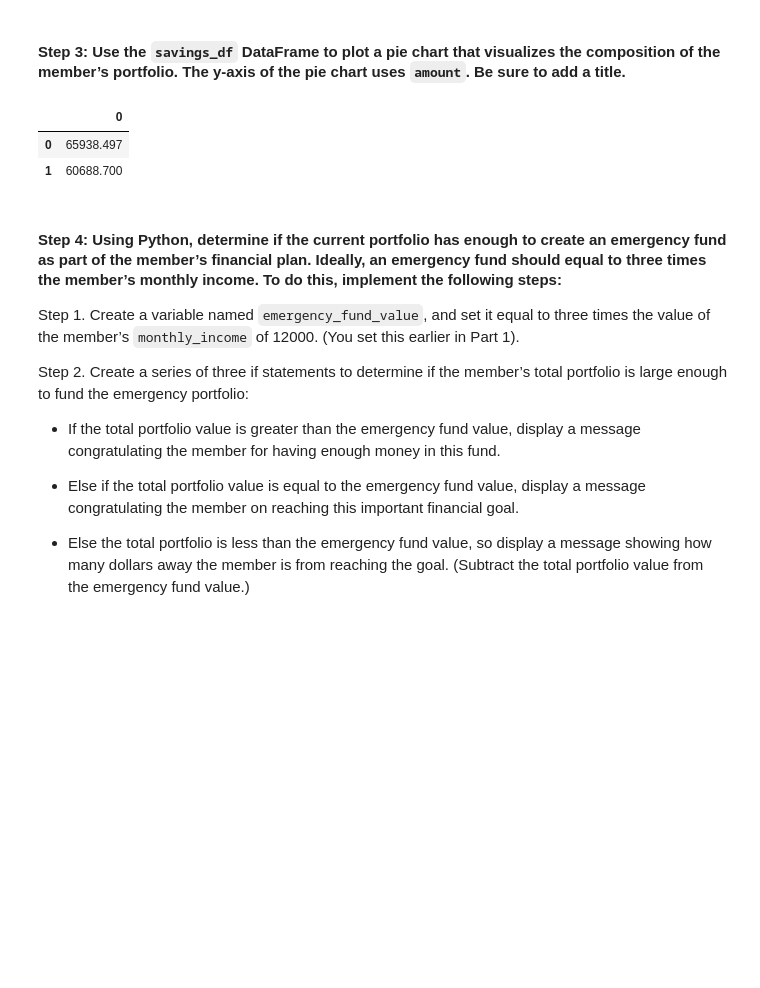
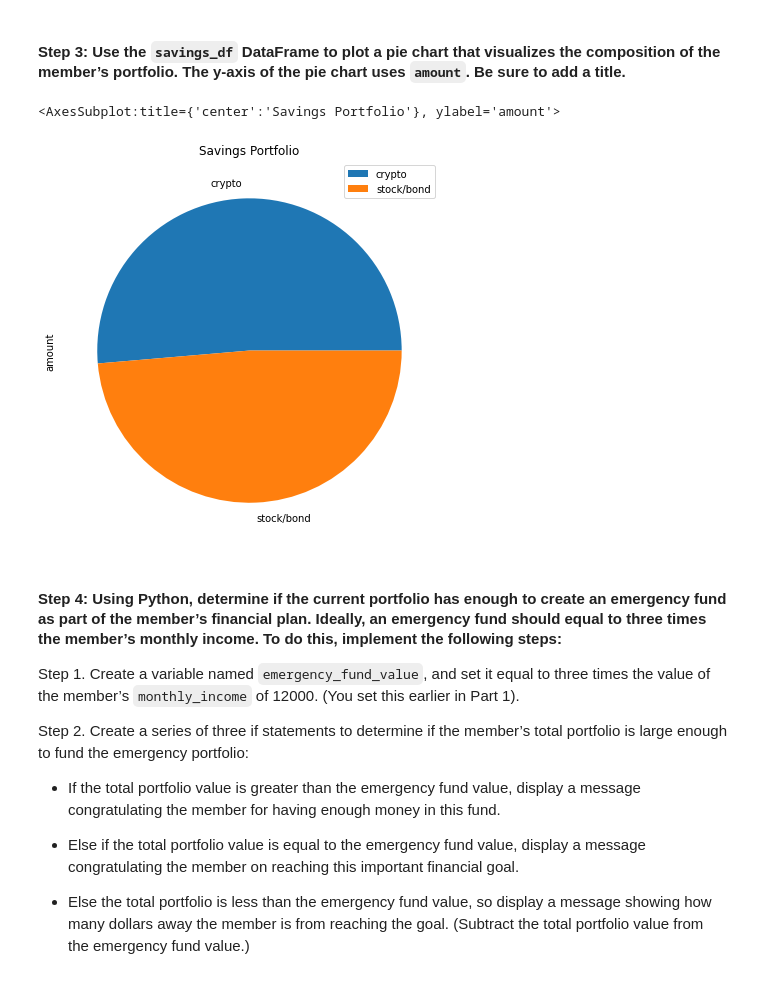
Before and after one commit to Lightboy6/mod5, a Jupyter notebook: financial_planning_tools.ipynb, the cells around one changed output. Drawn from its saved outputs; the diff is of its cells as text; code cells hidden in the pictures; blank space fills up the shorter version.

```diff
--- a/financial_planning_tools.ipynb
+++ b/financial_planning_tools.ipynb
@@ -399,12 +399,11 @@ savings_df
 # %%
 # Plot the total value of the member's portfolio (crypto and stock/bond) in a pie chart
 # YOUR CODE HERE
 
-savings_df
+savings_df.plot(figsize=(10,7), kind = 'pie', y='amount', title="Savings Portfolio")
 # %% [output]
-|  | 0 |
-| 0 | 65938.497 |
-| 1 | 60688.700 |
+<AxesSubplot:title={'center':'Savings Portfolio'}, ylabel='amount'>
+[figure, added]
 # %% [markdown]
 #### Step 4: Using Python, determine if the current portfolio has enough to create an emergency fund as part of the member’s financial plan. Ideally, an emergency fund should equal to three times the member’s monthly income. To do this, implement the following steps:
 
```
Also changed, not shown: parts of 15 cells of this notebook, 2 other files.
